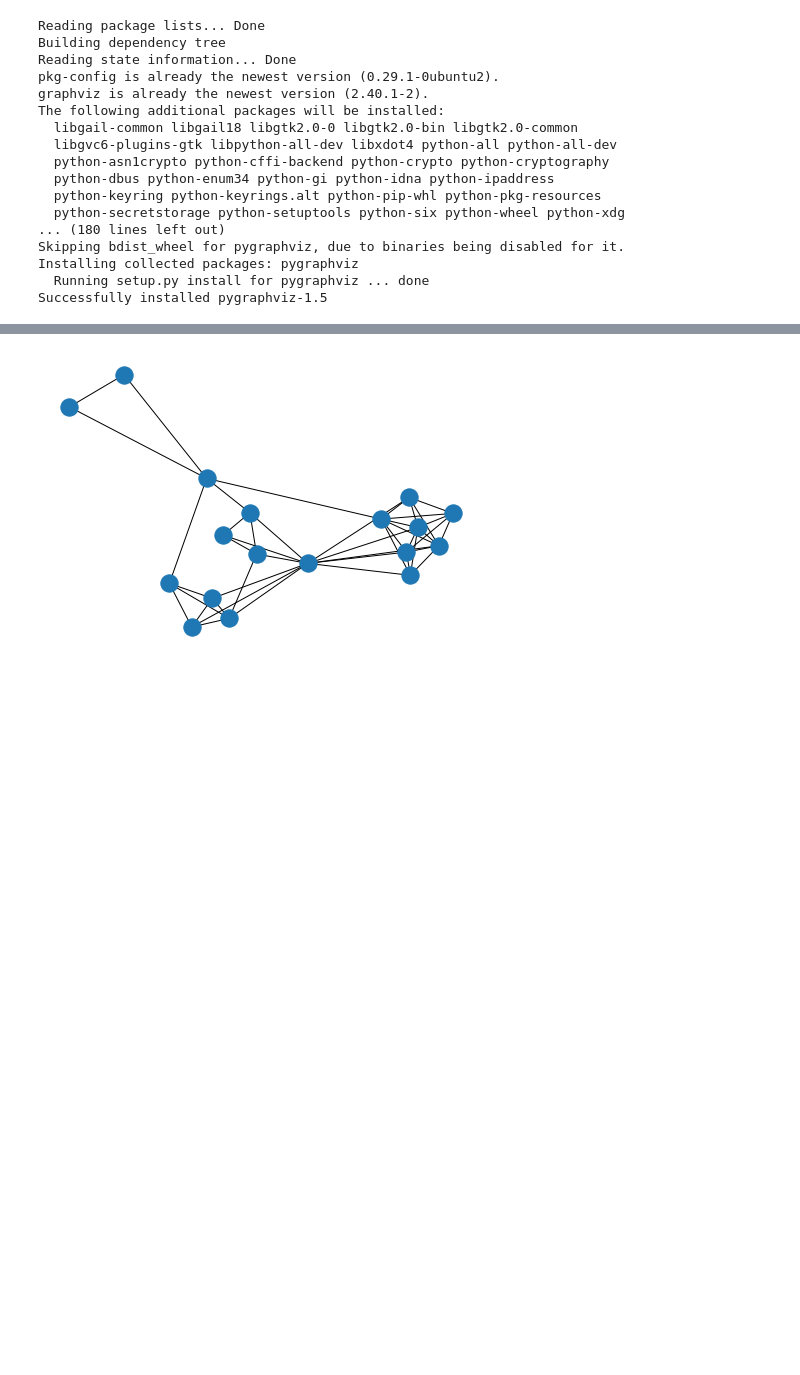
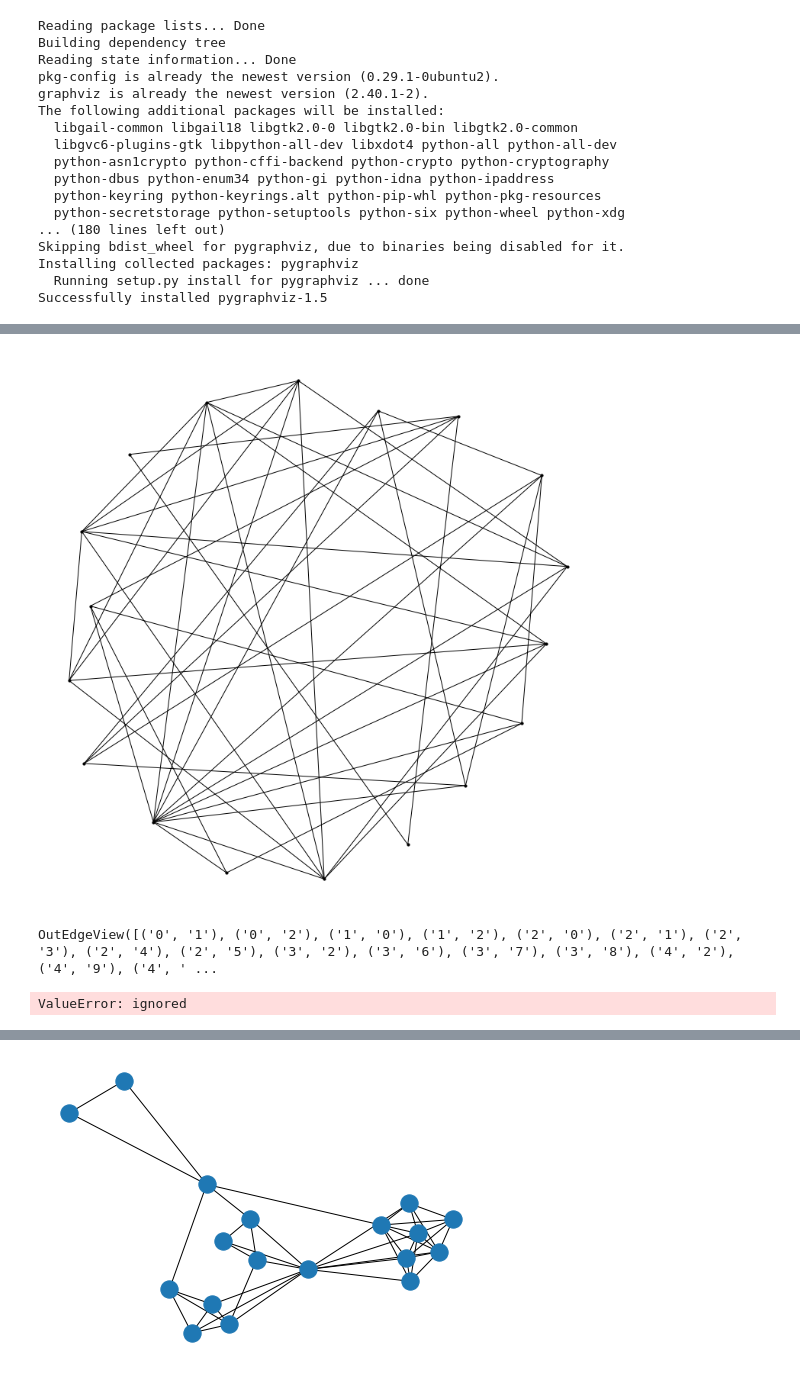
Before and after one commit to carloscarvajal1cc/Data_Vis, a Jupyter notebook: DVA3.ipynb, the cells around one changed output, grey strips where cells are left out. Saved outputs shown, nothing was run; the diff lists cells and outputs as text; code cells hidden in the pictures; blank space fills up the shorter version.

```diff
--- a/DVA3.ipynb
+++ b/DVA3.ipynb
@@ -98,0 +103,9 @@ TacmeNetwork.add_edge('16','10', weight = 2)
+# %%
+# specifying the data in several formats
+
+#DiGraph
+H = nx.DiGraph(TacmeNetwork)
+
+
+#Graphviz
+A = nx.nx_agraph.to_agraph(TacmeNetwork)
@@ -98,0 +123,17 @@ TacmeNetwork.add_edge('16','10', weight = 2)
+# %%
+
+plt.figure(figsize=(10, 10))
+nx.draw(A, node_size=10, node_color='black')
+plt.show()
+# %% [output]
+[figure, added]
+# %%
+H.edges()
+# %% [output]
+OutEdgeView([('0', '1'), ('0', '2'), ('1', '0'), ('1', '2'), ('2', '0'), ('2', '1'), ('2', '3'), ('2', '4'), ('2', '5'), ('3', '2'), ('3', '6'), ('3', '7'), ('3', '8'), ('4', '2'), ('4', '9'), ('4', ' ...
+# %%
+# setting attributes of the edges
+
+A = nx.nx_agraph.toagraph(TacmeNetwork)
+# %% [output]
+ValueError: ignored
```
Also changed, not shown: parts of 28 cells of this notebook.
